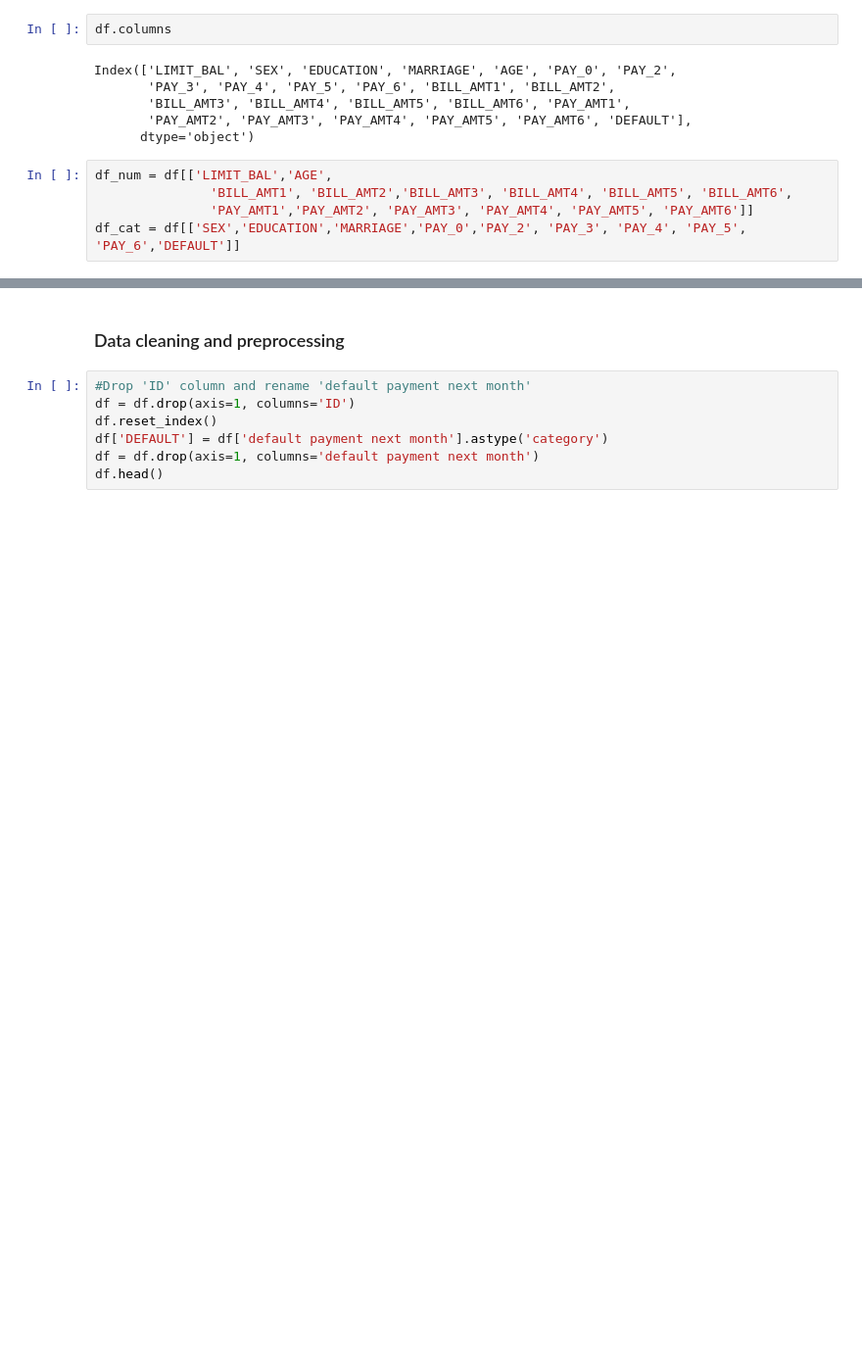
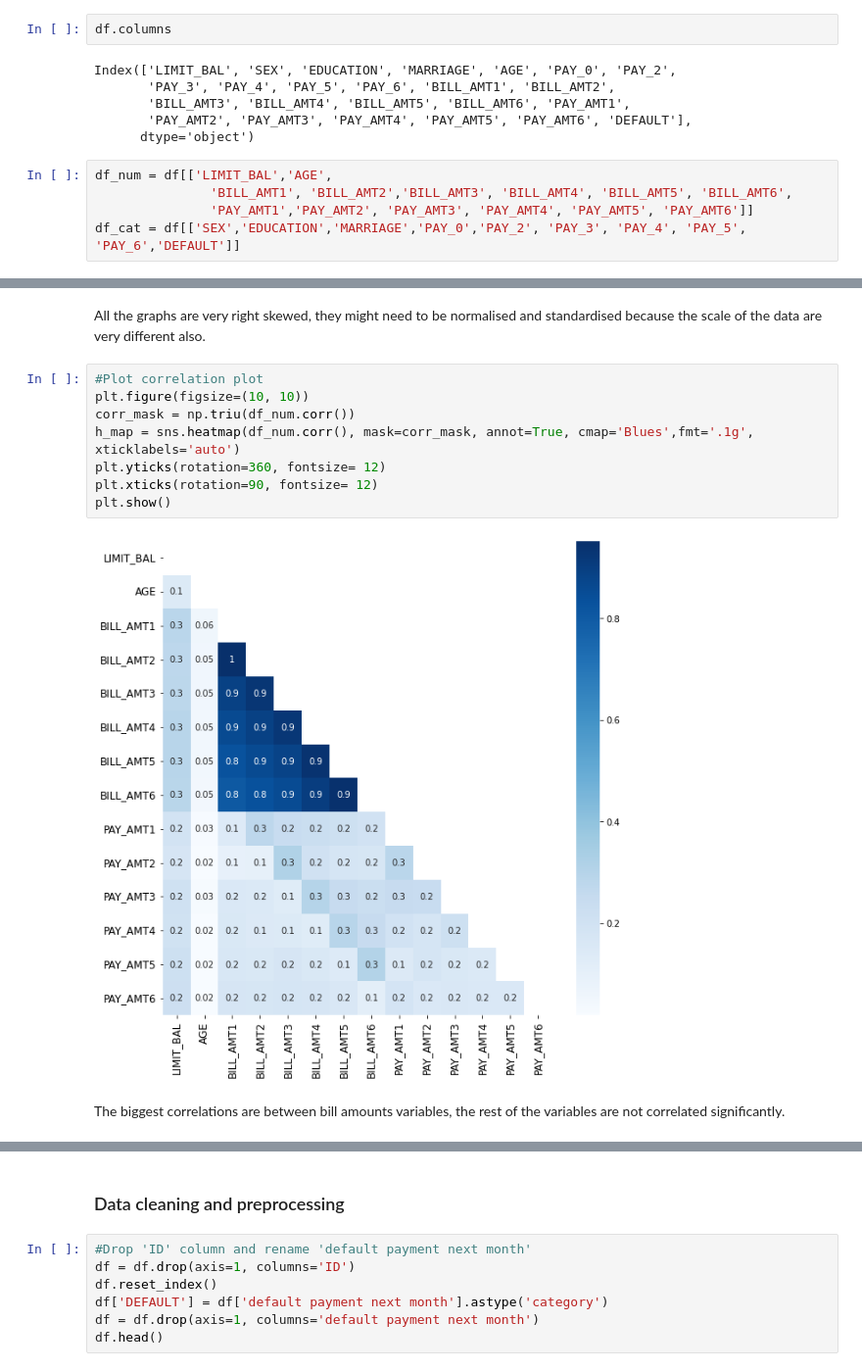
Before and after one commit to pagrkonecta/Konecta_Test, a Jupyter notebook: Konecta_Test_PAGR.ipynb, the cells around one changed output, grey strips where cells are left out. Shown at 98% size. Drawn from its saved outputs; the diff is of its cells as text; blank space fills up the shorter version.

```diff
--- a/Konecta_Test_PAGR.ipynb
+++ b/Konecta_Test_PAGR.ipynb
@@ -184,3 +184,17 @@ plt.suptitle('Distribution of numerical varibales', ha='center', fontsize='xx-la
 plt.tight_layout()
 # %% [output]
 [figure]
+# %% [markdown]
+All the graphs are very right skewed, they might need to be normalised and standardised because the scale of the data are very different also.
+# %%
+#Plot correlation plot
+plt.figure(figsize=(10, 10))
+corr_mask = np.triu(df_num.corr())
+h_map = sns.heatmap(df_num.corr(), mask=corr_mask, annot=True, cmap='Blues',fmt='.1g', xticklabels='auto')
+plt.yticks(rotation=360, fontsize= 12)
+plt.xticks(rotation=90, fontsize= 12)
+plt.show()
+# %% [output]
+[figure, added]
+# %% [markdown]
+The biggest correlations are between bill amounts variables, the rest of the variables are not correlated significantly.
```
Also changed, not shown: parts of 2 cells of this notebook.
